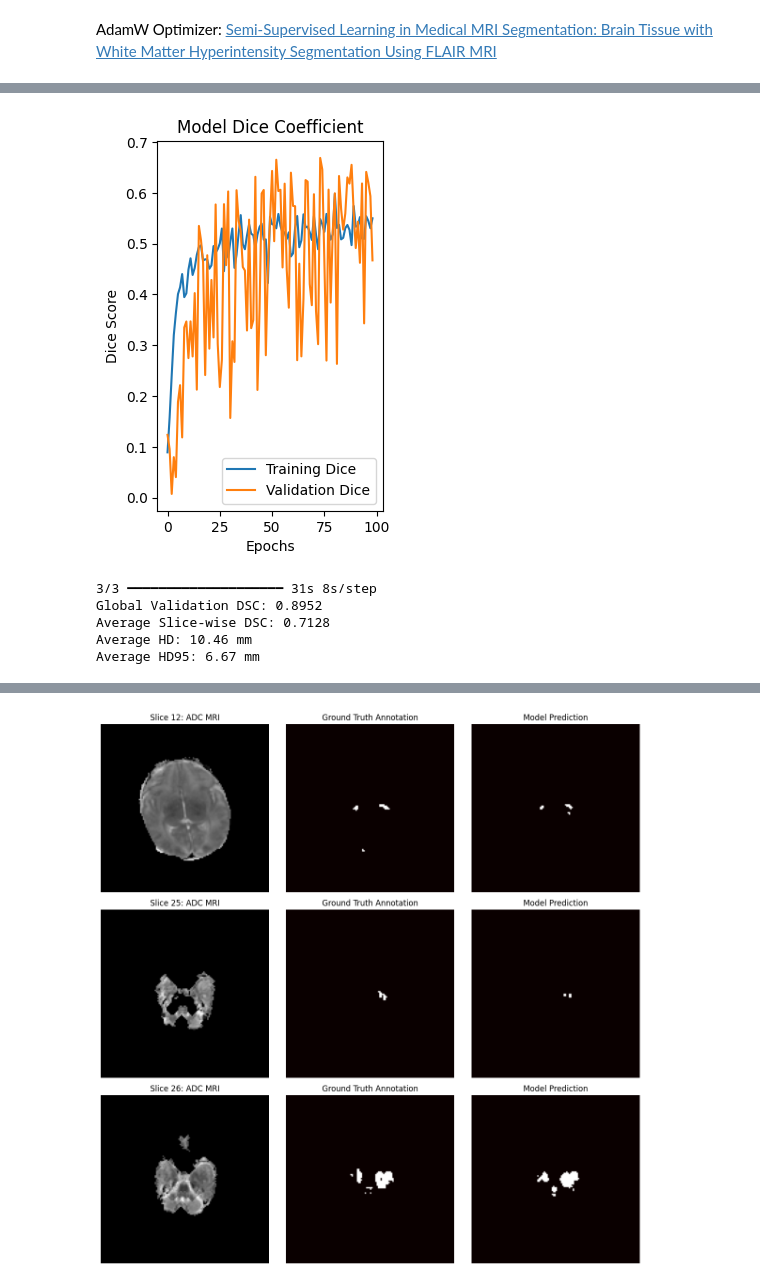
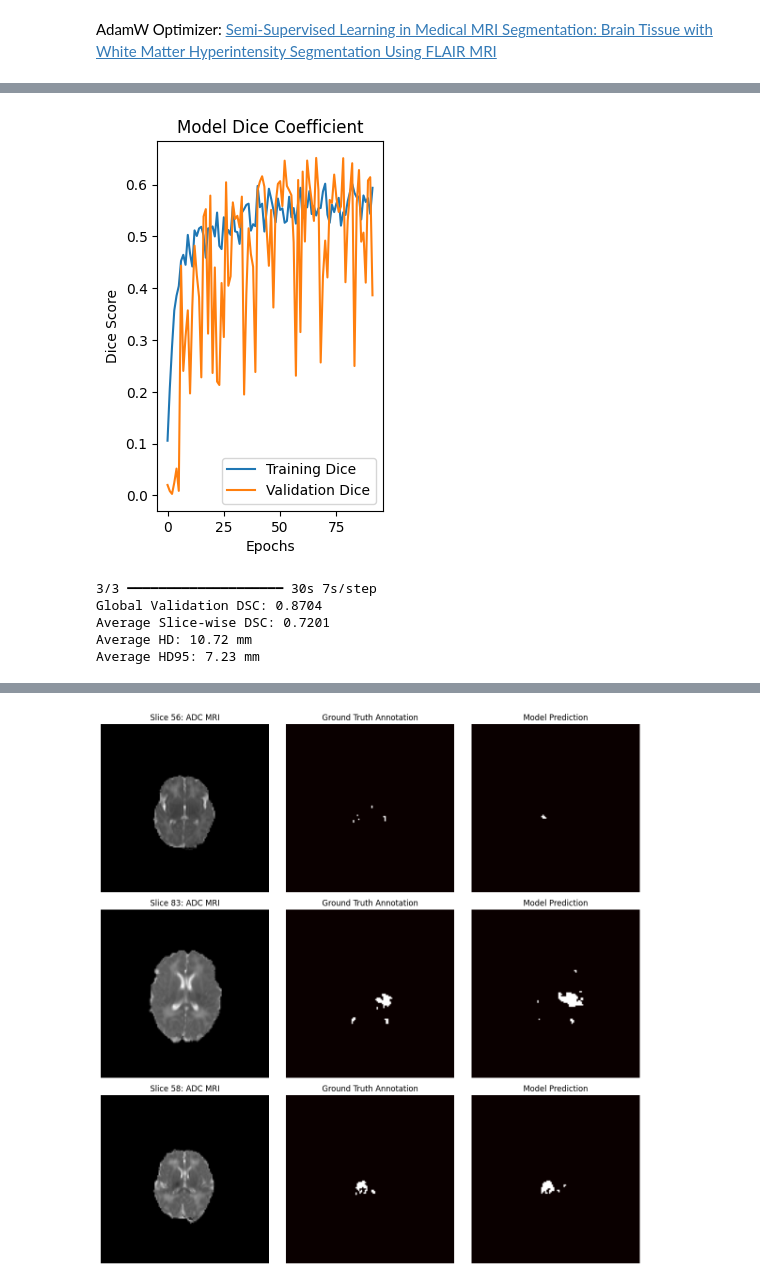
Before and after one commit to NikitaArya17/deep-learning-course-project, a Jupyter notebook: code/CSE602_Final_Project.ipynb, the cells around one changed output, grey strips where cells are left out. Saved outputs shown, nothing was run; the diff lists cells and outputs as text; code cells hidden in the pictures.

```diff
--- a/code/CSE602_Final_Project.ipynb
+++ b/code/CSE602_Final_Project.ipynb
@@ -273,0 +173,32 @@ y_val = np.expand_dims(y_val_raw, axis = -1)
+# %%
+# We define a helper function to load in, resize and stack the data.
+
+def load_and_resize_images(directory_path, is_mask=False, target_shape=(23, 128, 128)):
+    image_list = []
+    filepaths = sorted(glob.glob(os.path.join(directory_path, '*.*')))
+
+    for filepath in filepaths:
+        sitk_img = sitk.ReadImage(filepath)
+        img_array = sitk.GetArrayFromImage(sitk_img)
+
+        if img_array.shape != target_shape:
+            if is_mask:
+                img_array = resize(img_array, target_shape,
+                                   order=0, preserve_range=True, anti_aliasing=False)
+            else:
+                img_array = resize(img_array, target_shape,
+                                   order=1, preserve_range=True, anti_aliasing=True)
+
+        image_list.append(img_array)
+
+    return np.concatenate(image_list, axis=0)
+# %%
+# We use our helper function to load in and prepare the training, test and validation datasets.
+
+adc_train = load_and_resize_images('/content/BONBID2023_Train/1ADC_ss/', is_mask=False)
+zadc_train = load_and_resize_images('/content/BONBID2023_Train/2Z_ADC/', is_mask=False)
+
+y_train = load_and_resize_images('/content/BONBID2023_Train/3LABEL/', is_mask=True)
+
+X_train = np.stack((adc_train, zadc_train), axis=-1)
+y_train = np.expand_dims(y_train, axis=-1)
@@ -274,3 +213,11 @@ y_val = np.expand_dims(y_val_raw, axis = -1)
+# %%
+adc_val = load_and_resize_images('/content/1ADC_ss/', is_mask=False)
+zadc_val = load_and_resize_images('/content/2Z_ADC/', is_mask=False)
+
+y_val = load_and_resize_images('/content/3LABEL/', is_mask=True)
+
+X_val = np.stack((adc_val, zadc_val), axis=-1)
+y_val = np.expand_dims(y_val, axis=-1)
 # %%
 print(X_train.shape)
 print(y_train.shape)
@@ -436,7 +383,7 @@ Hybrid Dice Loss: [Minimizing Hybrid Dice Loss for Highly Imbalanced 3D Neuroima
 def focal_tversky_loss(y_true, y_pred):
     alpha = 0.5
     beta = 0.5
-    gamma = 0.75
+    gamma = 0.8
 
     y_true_f = tf.cast(tf.reshape(y_true, [-1]), tf.float32)
     y_pred_f = tf.cast(tf.reshape(y_pred, [-1]), tf.float32)
@@ -579,7 +526,7 @@ plt.legend()
 
 plt.show()
 # %% [output]
-[figure, old version]
+[figure, new version]
 # %%
 # We evaluate the model on the validation data
 # and calculate the DSC, Hausdorff distance and 95th percentile Hausdorff distance.
@@ -626,18 +573,15 @@ if hd_list:
 else:
     print('No matching positive slices found to calculate HD or HD95.')
 # %% [output]
-3/3 ━━━━━━━━━━━━━━━━━━━━ 31s 8s/step
-Global Validation DSC: 0.8952
-Average Slice-wise DSC: 0.7128
-Average HD: 10.46 mm
-Average HD95: 6.67 mm
+3/3 ━━━━━━━━━━━━━━━━━━━━ 30s 7s/step
+Global Validation DSC: 0.8704
+Average Slice-wise DSC: 0.7201
+Average HD: 10.72 mm
+Average HD95: 7.23 mm
 # %%
 # We also visualise the predicted binary masks to compare them with the ground truth.
 # This allows us to visualise the model's performance at the task at hand, which performance metrics alone
 # may not always capture completely.
-
-y_pred_probs = model.predict(X_val)
-y_pred_bin = (y_pred_probs > 0.5).astype(int)
 
 positive_lesion_indices = [i for i in range(len(y_val)) if np.sum(y_val[i]) > 0]
 sample_indices = random.sample(positive_lesion_indices, 3)
@@ -668,2 +611,2 @@ plt.show()
-[figure, old version]
+[figure, new version]
 # %%
```
Also changed, not shown: parts of 20 cells of this notebook, 1 other file.
